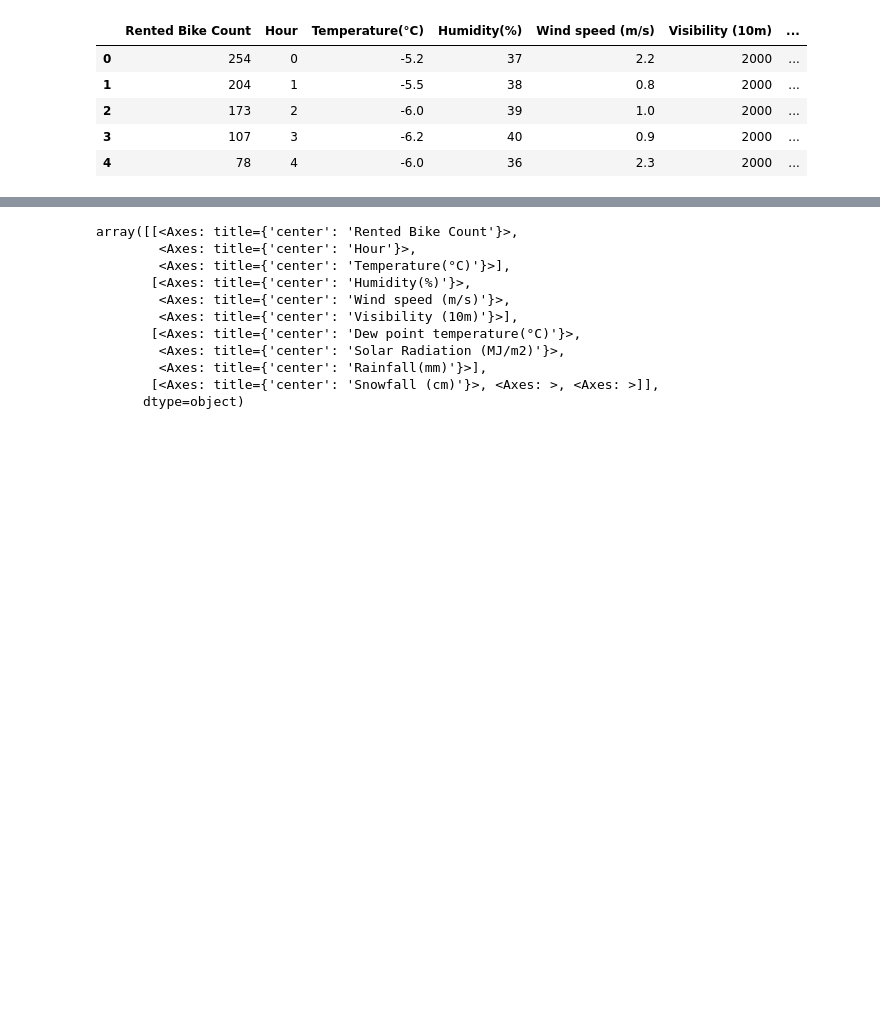
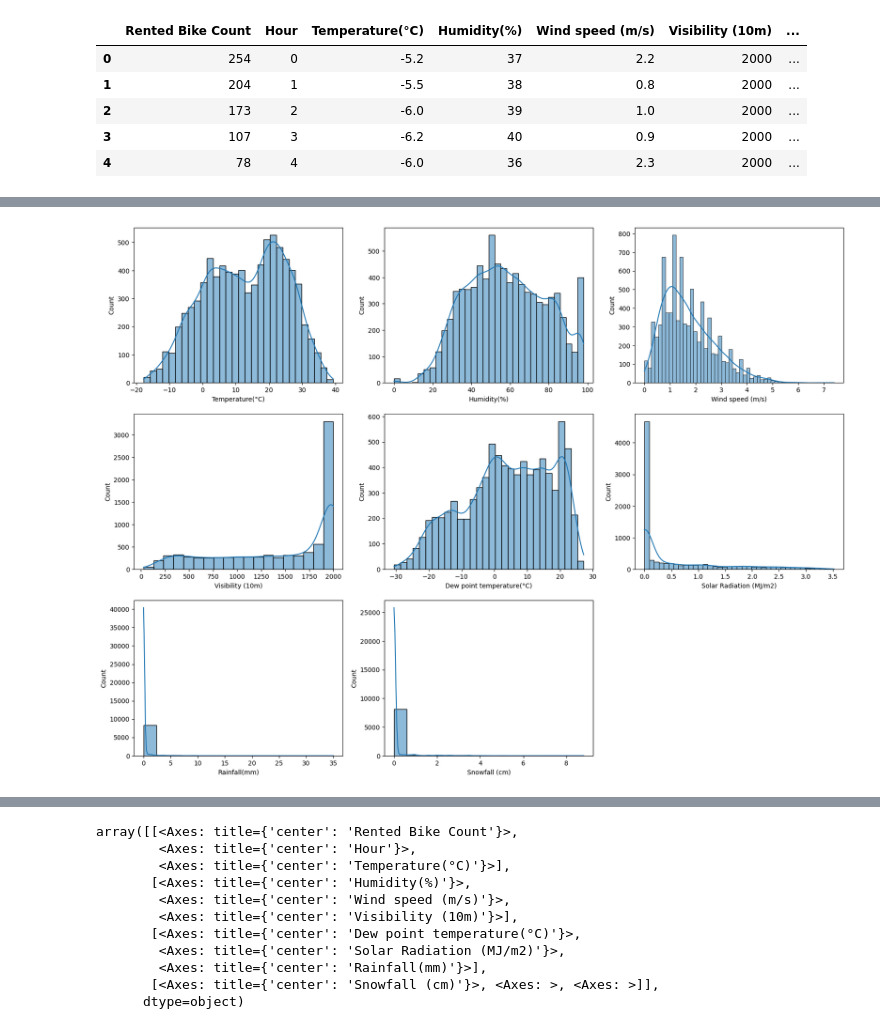
Before and after one commit to gonzalocarreteroh/BikeSharingAnalysisML, a Jupyter notebook: bike_main.ipynb, the cells around one changed output, grey strips where cells are left out. Saved outputs shown, nothing was run; the diff lists cells and outputs as text; code cells hidden in the pictures; blank space fills up the shorter version.

Commit message:
Outliers

```diff
--- a/bike_main.ipynb
+++ b/bike_main.ipynb
@@ -166,0 +185,26 @@ bike_data.head()
+# %%
+"""
+Let's check for outliers
+"""
+
+# Histograms of Temperature, Humidity, Wind speed, Visibility, Dew point temperature, Solar radiation, Rainfall, Snowfall
+plt.figure(figsize=(20, 15))
+plt.subplot(3, 3, 1)
+sns.histplot(bike_data['Temperature(°C)'], kde=True)
+plt.subplot(3, 3, 2)
+sns.histplot(bike_data['Humidity(%)'], kde=True)
+plt.subplot(3, 3, 3)
+sns.histplot(bike_data['Wind speed (m/s)'], kde=True)
+plt.subplot(3, 3, 4)
+sns.histplot(bike_data['Visibility (10m)'], kde=True)
+plt.subplot(3, 3, 5)
+sns.histplot(bike_data['Dew point temperature(°C)'], kde=True)
+plt.subplot(3, 3, 6)
+sns.histplot(bike_data['Solar Radiation (MJ/m2)'], kde=True)
+plt.subplot(3, 3, 7)
+sns.histplot(bike_data['Rainfall(mm)'], kde=True)
+plt.subplot(3, 3, 8)
+sns.histplot(bike_data['Snowfall (cm)'], kde=True)
+plt.show()
+# %% [output]
+[figure, added]
```
Also changed, not shown: parts of 7 cells of this notebook.
